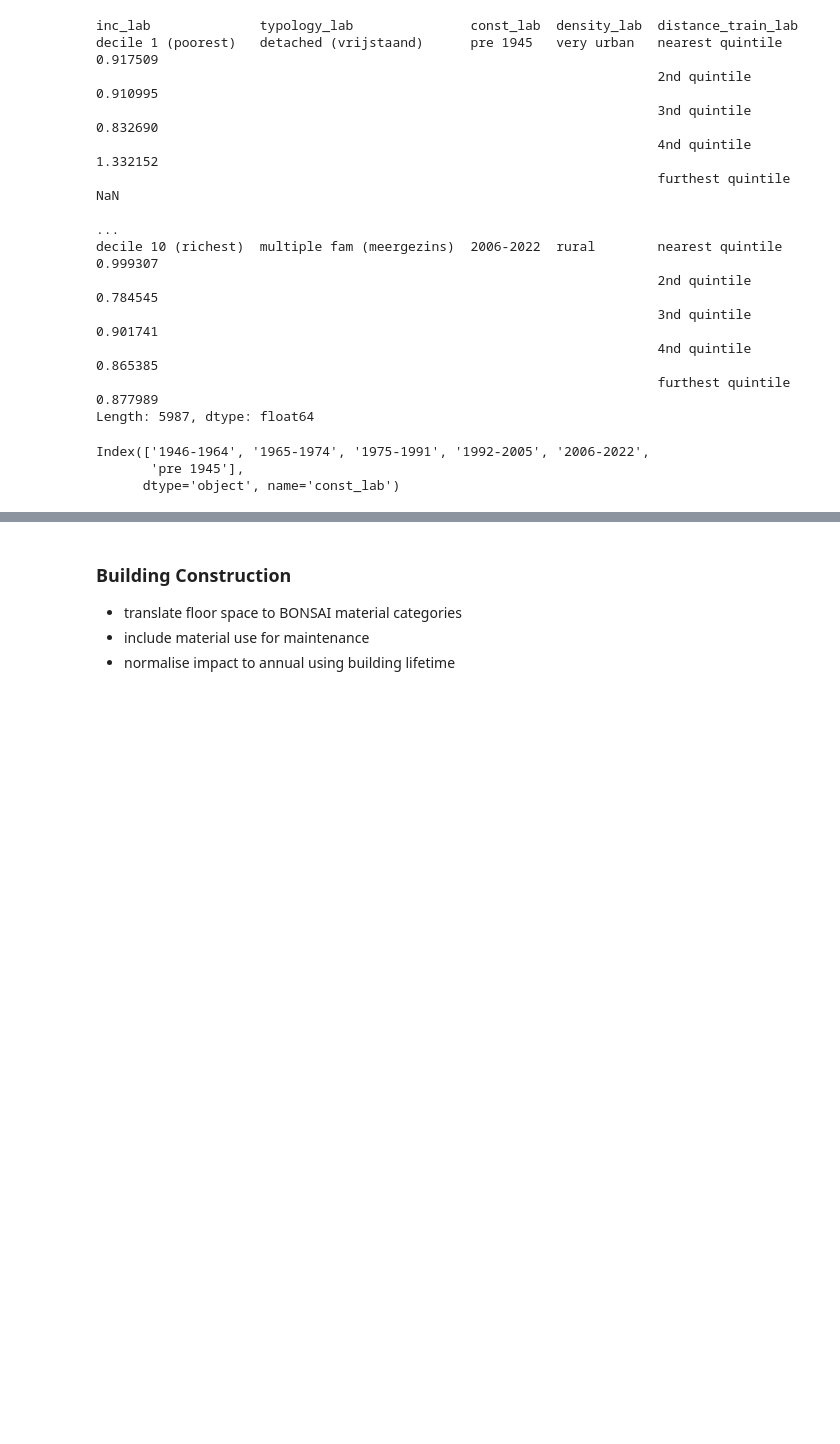
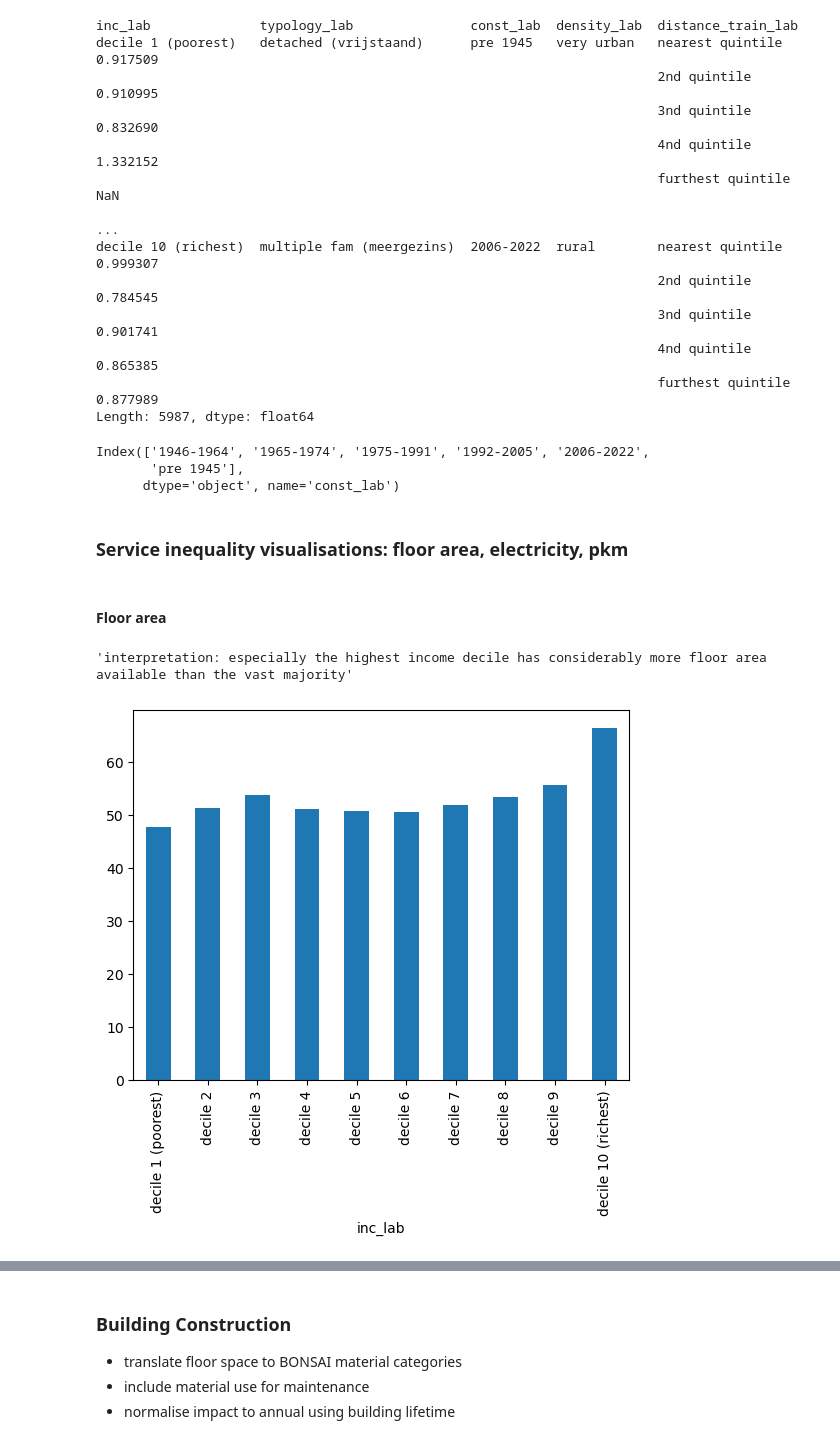
Before and after one commit to MiraVos/housing-footprints, a Jupyter notebook: footprints_main.ipynb, the cells around one changed output, grey strips where cells are left out. Saved outputs shown, nothing was run; the diff lists cells and outputs as text; code cells hidden in the pictures; blank space fills up the shorter version.

Commit message:
added visualisation of service level

```diff
--- a/footprints_main.ipynb
+++ b/footprints_main.ipynb
@@ -110,3 +110,16 @@ use.index.levels[2]
 Index(['1946-1964', '1965-1974', '1975-1991', '1992-2005', '2006-2022',
        'pre 1945'],
       dtype='object', name='const_lab')
+# %% [markdown]
+### Service inequality visualisations: floor area, electricity, pkm
+# %% [markdown]
+#### Floor area
+# %%
+use_m2_total_inc = (use['size2019_w1']*use['n_hhd']).groupby(level=0, sort=False).sum() #m2 total in each group summed by income level
+use_cap_total_inc = use['n_hhdmem2019'].groupby(level=0, sort=False).sum() #no. of people in each group summed by income level
+use_m2_per_cap_inc = use_m2_total_inc / use_cap_total_inc #m2/cap in each income group
+use_m2_per_cap_inc.plot(kind='bar') #per person
+"""interpretation: especially the highest income decile has considerably more floor area available than the vast majority"""
+# %% [output]
+'interpretation: especially the highest income decile has considerably more floor area available than the vast majority'
+[figure, added]
```
Also changed, not shown: parts of 11 cells of this notebook.
